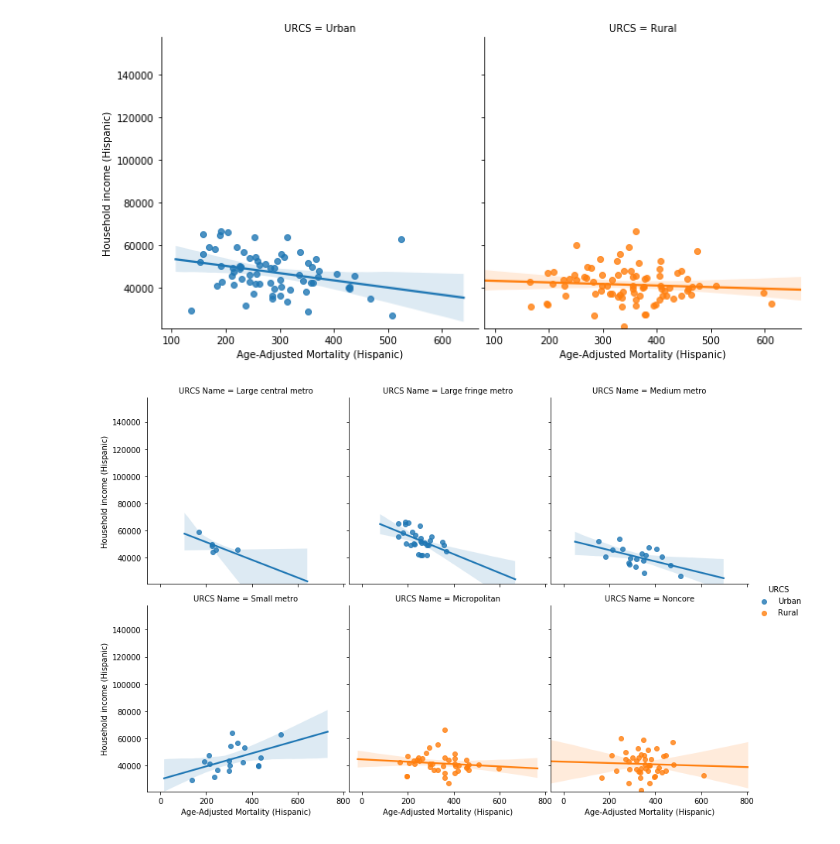
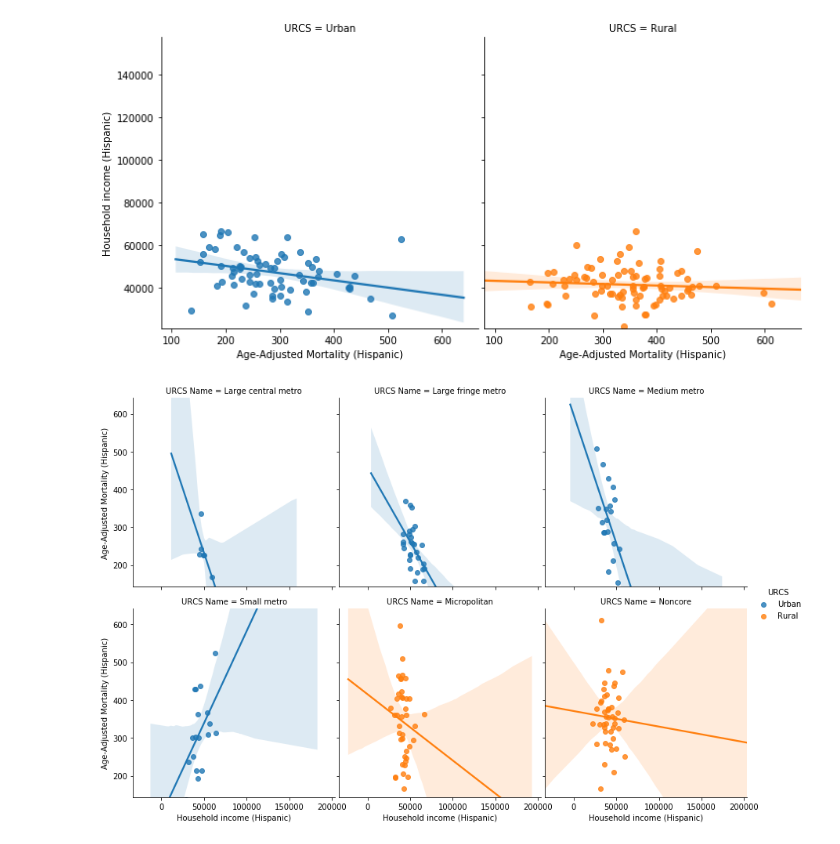
Before and after one commit to kipmadden/Urban-vs.-Rural-Health-Outcomes, a Jupyter notebook: Kip2.ipynb, the cells around one changed output. Saved outputs shown, nothing was run; the diff lists cells and outputs as text; code cells hidden in the pictures.

```diff
--- a/Kip2.ipynb
+++ b/Kip2.ipynb
@@ -454,20 +458,22 @@ ylim min:20945.4, ylim max:157762.5
 [figure]
 # %%
 data_df = multi_df
-x_data = "Age-Adjusted Mortality (Hispanic)"
-y_data = "Household income (Hispanic)"
+x_data = "Household income (Hispanic)"
+y_data = "Age-Adjusted Mortality (Hispanic)"
 color_col = "URCS"
 split_col = "URCS Name"
 x_label = x_data
 y_label = y_data
 ylim_min = data_df[y_data].min()*1.05
 ylim_max = data_df[y_data].max()*1.05
+xlim_min = data_df[x_data].min()*1.05
+xlim_max = data_df[x_data].max()*1.05
 
 g = sns.lmplot(x=x_data, y=y_data, data=all_df,\
            hue=color_col, col=split_col,col_wrap=3,height=4)
 
 g = (g.set_axis_labels(x_label, y_label)
       .set(ylim=(ylim_min, ylim_max))
       .fig.subplots_adjust(wspace=.02))
 # %% [output]
-[figure, old version]
+[figure, new version]
```
Also changed, not shown: parts of 16 cells of this notebook.
